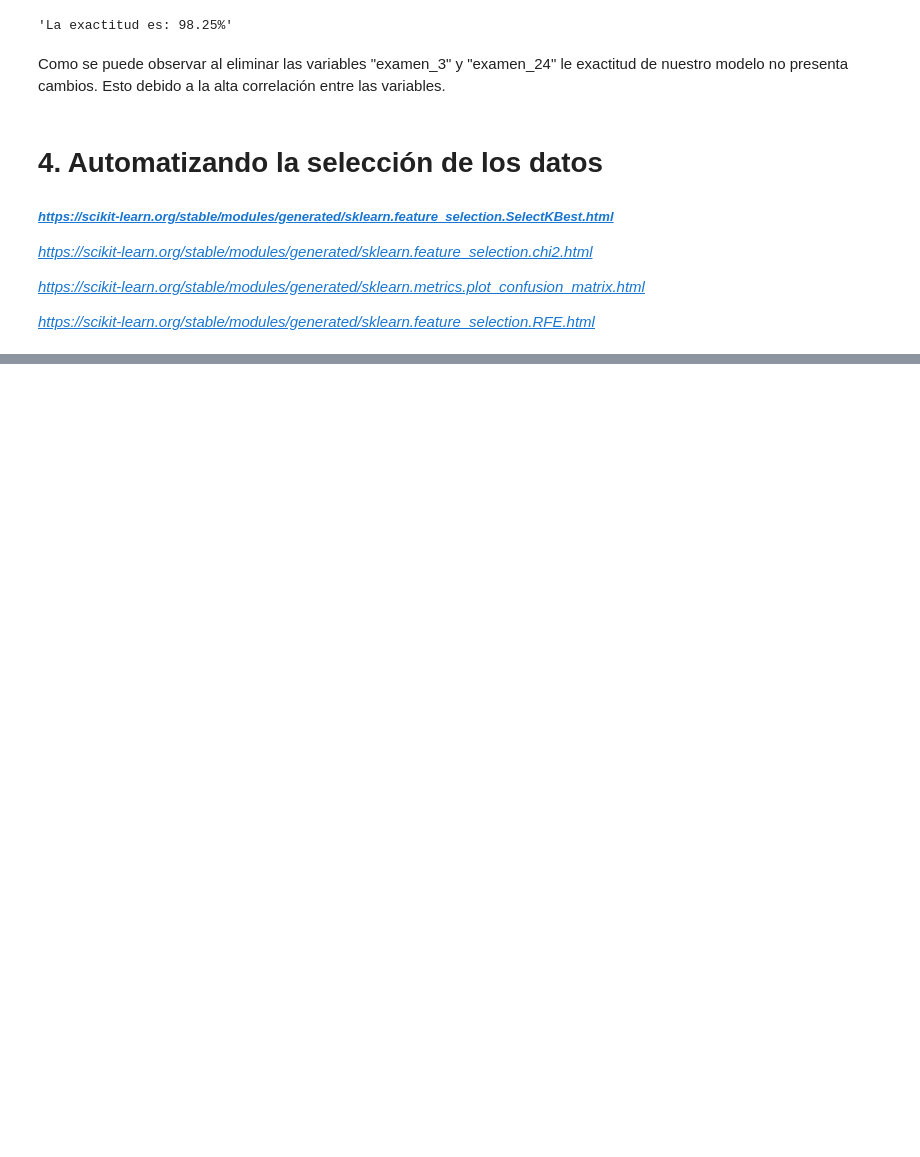
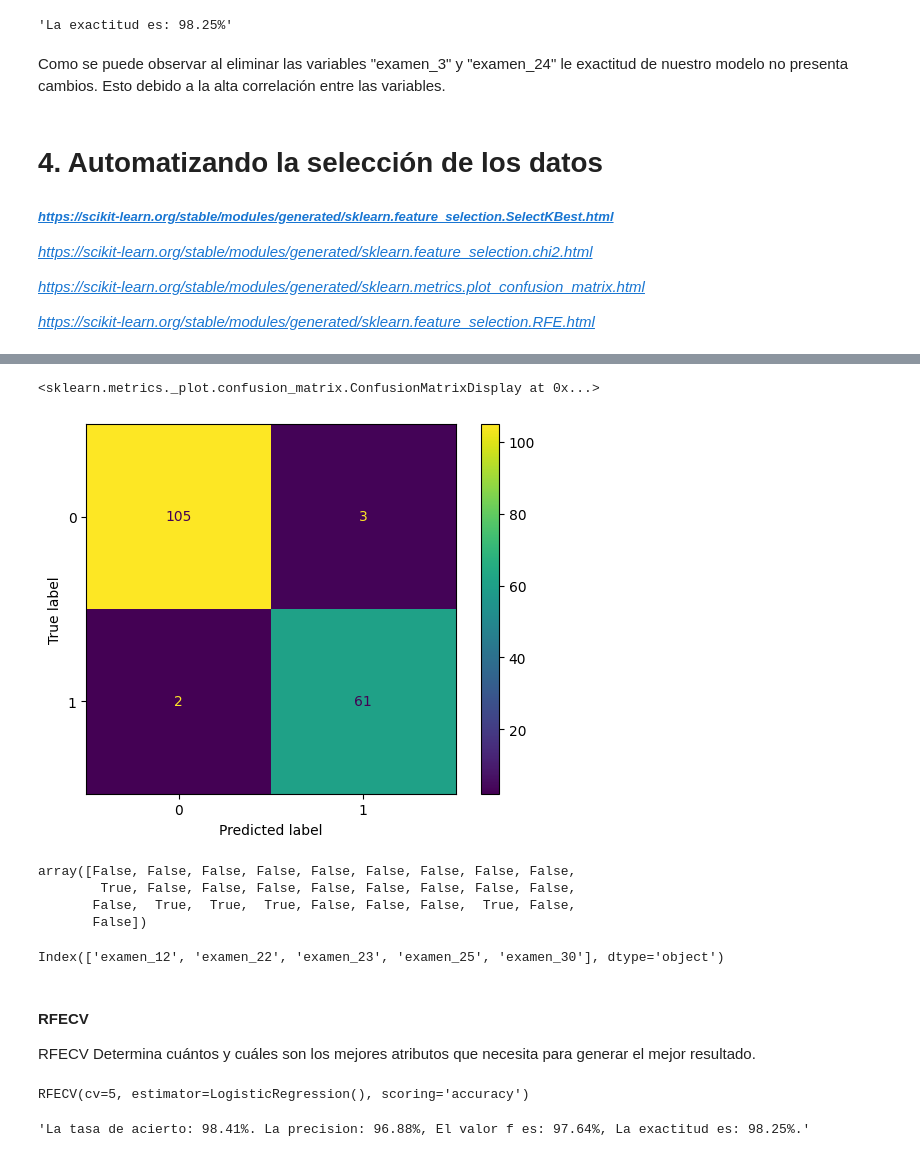
Before and after one commit to RicardoDuranS/Deteccion_tumores, a Jupyter notebook: dimensionality_reduction.ipynb, the cells around one changed output, grey strips where cells are left out. Drawn from its saved outputs; the diff is of its cells as text; code cells hidden in the pictures; blank space fills up the shorter version.

```diff
--- a/dimensionality_reduction.ipynb
+++ b/dimensionality_reduction.ipynb
@@ -332,0 +394,38 @@ print(f'La exactitud utilizando selectkbest es: {round(logistic.score(kbest_test
+# %%
+ConfusionMatrixDisplay.from_estimator(logistic, rfe_test, y_test, values_format = 'd')
+# %% [output]
+<sklearn.metrics._plot.confusion_matrix.ConfusionMatrixDisplay at 0x...>
+[figure, added]
+# %%
+rfe.support_
+# %% [output]
+array([False, False, False, False, False, False, False, False, False,
+        True, False, False, False, False, False, False, False, False,
+       False,  True,  True,  True, False, False, False,  True, False,
+       False])
+# %%
+X3.columns[rfe.support_]
+# %% [output]
+Index(['examen_12', 'examen_22', 'examen_23', 'examen_25', 'examen_30'], dtype='object')
+# %% [markdown]
+#### RFECV
+
+RFECV Determina cuántos y cuáles son los mejores atributos que necesita para generar el mejor resultado.
+# %%
+from sklearn.feature_selection import RFECV
+
+X_train, X_test, y_train, y_test = train_test_split(X3, y, test_size=0.3, random_state=42)
+
+logistic = LogisticRegression()
+logistic.fit(X_train, y_train)
+rfecv = RFECV(estimator = logistic, cv = 5, step = 1, scoring='accuracy')
+rfecv.fit(X_train, y_train)
+# %% [output]
+RFECV(cv=5, estimator=LogisticRegression(), scoring='accuracy')
+# %%
+rfecv_train = rfecv.transform(X_train)
+rfecv_test = rfecv.transform(X_test)
+
+seleccion(rfecv_train, rfecv_test)
+# %% [output]
+'La tasa de acierto: 98.41%. La precision: 96.88%, El valor f es: 97.64%, La exactitud es: 98.25%.'
```
Also changed, not shown: parts of 27 cells of this notebook.
